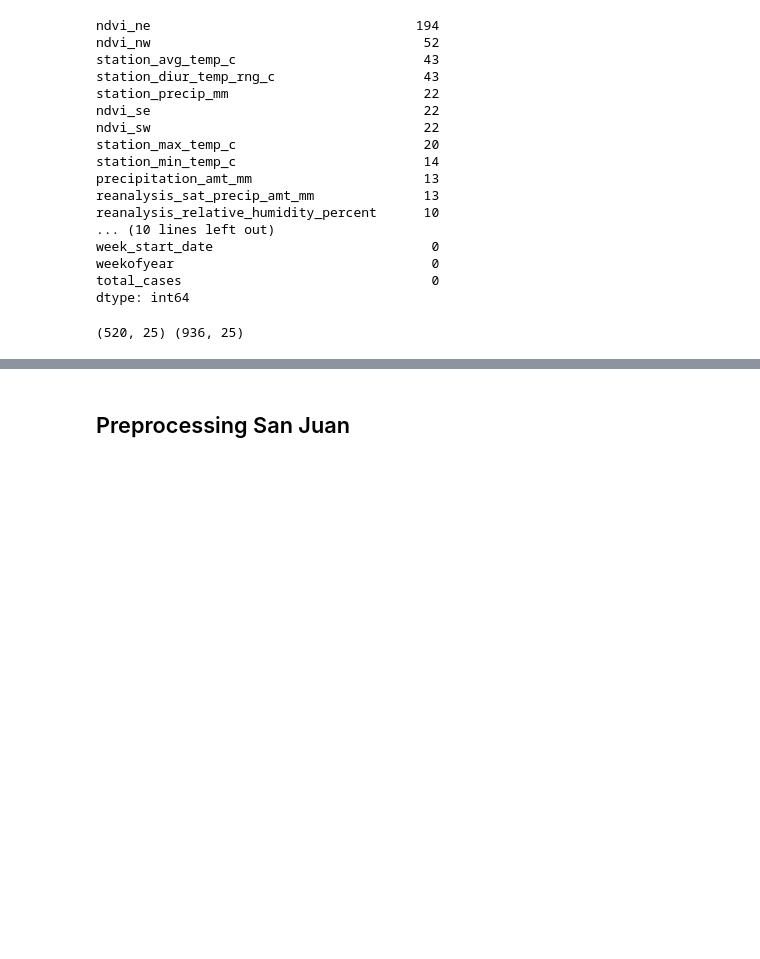
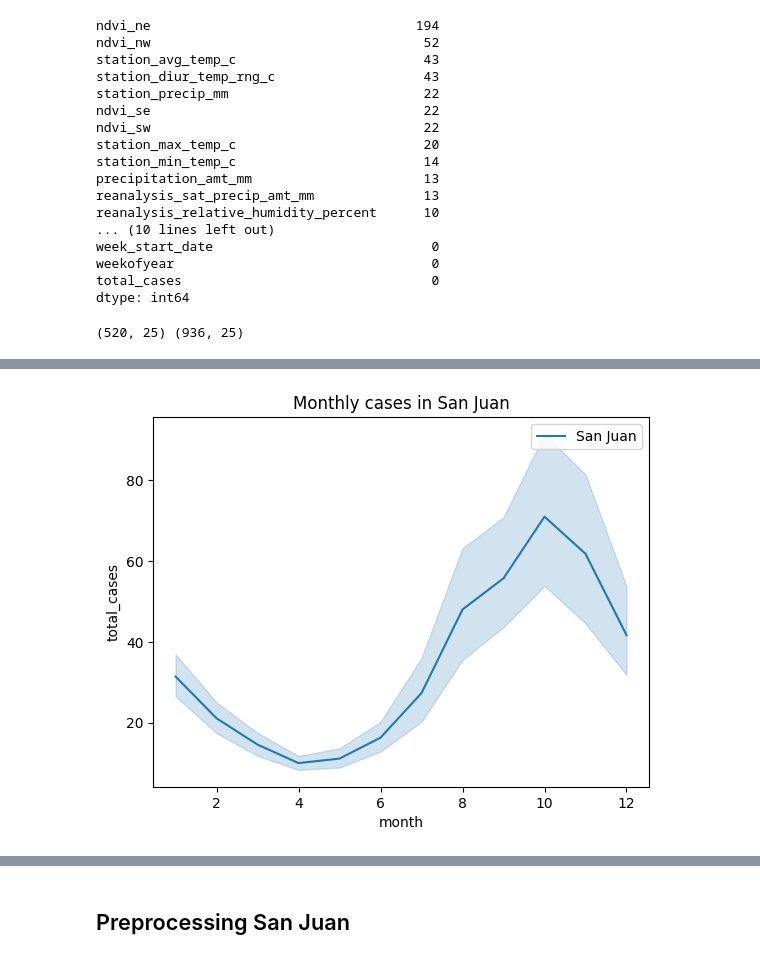
Before and after one commit to oscarschraenkler/DengAI, a Jupyter notebook: notebooks/Oscar's EDA.ipynb, the cells around one changed output, grey strips where cells are left out. Drawn from its saved outputs; the diff is of its cells as text; code cells hidden in the pictures; blank space fills up the shorter version.

```diff
--- a/notebooks/Oscar's EDA.ipynb
+++ b/notebooks/Oscar's EDA.ipynb
@@ -87,0 +119,6 @@ print(data_iq.shape,data_sj.shape)
+# %%
+plt.title('Monthly cases in San Juan')
+sns.lineplot(data=data_sj,x='month',y='total_cases',label='San Juan')
+plt.show;
+# %% [output]
+[figure, added]
```
Also changed, not shown: parts of 38 cells of this notebook.
